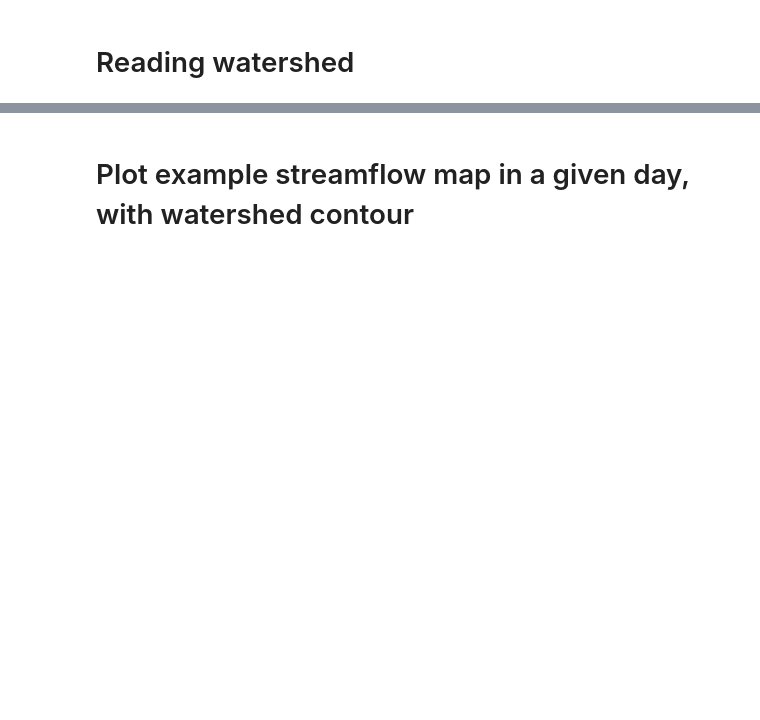
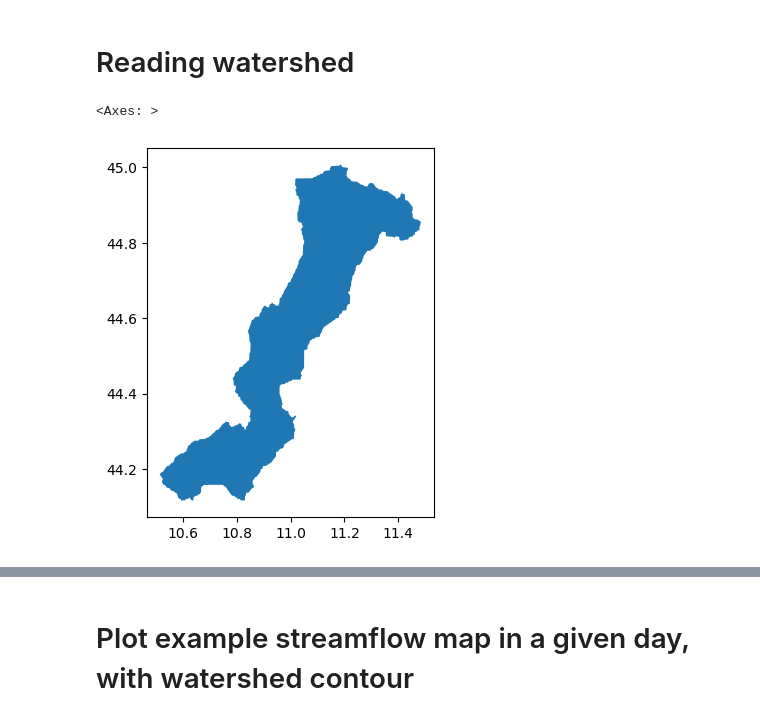
Before and after one commit to zappag/FLORA, a Jupyter notebook: explore.ipynb, the cells around one changed output, grey strips where cells are left out. Cells and saved outputs as stored; diff of their text form; code cells hidden in the pictures; blank space fills up the shorter version.

```diff
--- a/explore.ipynb
+++ b/explore.ipynb
@@ -120,44 +122,41 @@ def read_watershed_shapefiles(shape_dir, level, wspoint):
     contains_point = shape_gdf['geometry'].contains(wspoint)
 
     # Extract the shapefile entry that contains the point
     shape_basin_gdf = shape_gdf[contains_point]
 
     return shape_basin_gdf
 
 
 def xarray_in_shapefile(xds,varname,latname,lonname,shapef,operation):
 
     # compute average precipitation (ds_emo) for grid points within shape_basin_gdf
     df = xds[varname].to_dataframe()
     lats = df.index.get_level_values(latname)
     lons = df.index.get_level_values(lonname)
     gdf = gpd.GeoDataFrame(df, geometry=gpd.points_from_xy(lons,lats),crs='EPSG:4326')
 
     # created join dataframe between data and shapefile
     gdf_joined = gpd.sjoin(gdf, shapef, predicate='within')
 
      # Group by time and region, and sum the values
     if operation=='mean':
         results = gdf_joined.groupby(['time', 'index_right'])[varname].mean()
     elif operation=='sum':
         results = gdf_joined.groupby(['time', 'index_right'])[varname].sum()
     elif operation=='max':
         results = gdf_joined.groupby(['time', 'index_right'])[varname].max()
 
+    # Convert the series to a DataFrame and pivot it
+    results_df=pd.DataFrame()
+    results_df[varname] = results.reset_index().pivot(index='time', columns='index_right', values=varname)
+
+    results_xds=results_df.to_xarray()
+
+    return results_df, results_xds
+
 # read shape file
 shape_basin_gdf=read_watershed_shapefiles(shape_dir, shape_file_level, wspoint)
 shape_basin_gdf.plot()
-
-# if maximum discharge exists, read it, otherwise compute it
-fname_dismax=f"{EFASDIR_HIST}/postpro/dis_max/efas_{region}_{tlabel}_{tres}_dis_max.nc"
-if os.path.exists(fname_dismax) and ReadExisting:
-    dis_max=xr.open_dataset(fname_dismax)
-else:
-    # read EFAS data
-    xds=xr.open_mfdataset(fname_pat,combine='by_coords')
-
-    # compute maximum discharge for grid points within shape_basin_gdf
-    dis_max=xarray_in_shapefile(xds,disname,'lat','lon',shape_basin_gdf,'max')
-
-    # store maximum discharge to netcdf for future use
-    dis_max.to_netcdf(fname_dismax)
+# %% [output]
+<Axes: >
+[figure, added]
```
Also changed, not shown: parts of 3 cells of this notebook.
